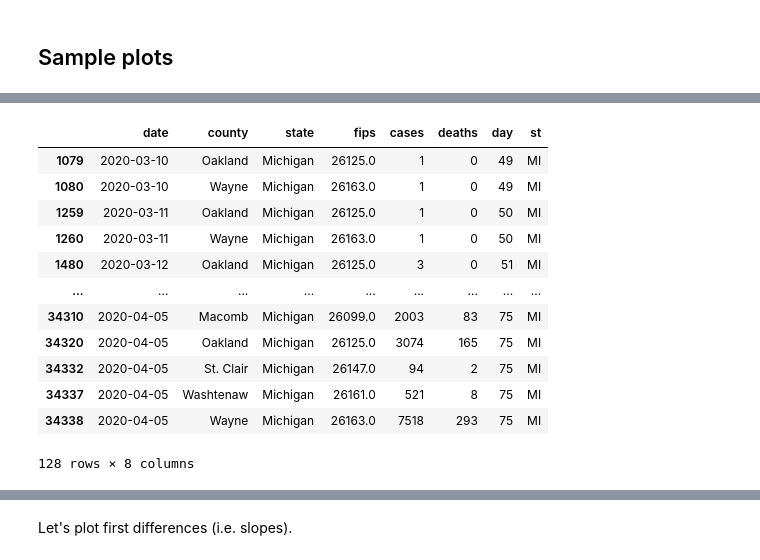
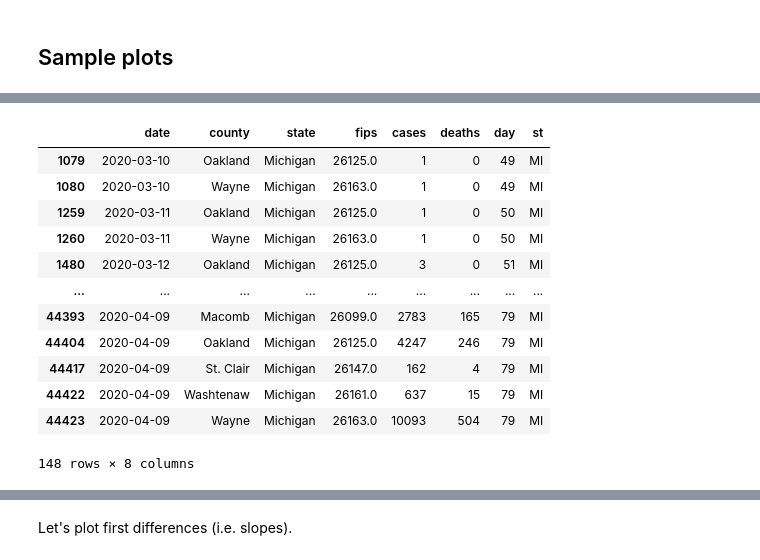
Before and after one commit to misken/c19, a Jupyter notebook: get_c19_data_nytimes.ipynb, the cells around one changed output, grey strips where cells are left out. Cells and saved outputs as stored; diff of their text form; code cells hidden in the pictures.

```diff
--- a/get_c19_data_nytimes.ipynb
+++ b/get_c19_data_nytimes.ipynb
@@ -148,21 +148,22 @@ sns.lineplot(x='day', y='cases', hue='measure',
 # %%
 se_counties = ['Oakland', 'Macomb', 'Wayne', 'Washtenaw', 'St. Clair']
 semich_df = NYT_counties_df.loc[NYT_counties_df['county'].isin(se_counties) & NYT_counties_df['st'].isin(['MI'])]
+semich_df.to_csv('semich_df.csv', index=None)
 semich_df
 # %% [output]
 |  | date | county | state | fips | cases | deaths | day | st |
 | 1079 | 2020-03-10 | Oakland | Michigan | 26125.0 | 1 | 0 | 49 | MI |
 | 1080 | 2020-03-10 | Wayne | Michigan | 26163.0 | 1 | 0 | 49 | MI |
 | 1259 | 2020-03-11 | Oakland | Michigan | 26125.0 | 1 | 0 | 50 | MI |
 | 1260 | 2020-03-11 | Wayne | Michigan | 26163.0 | 1 | 0 | 50 | MI |
 | 1480 | 2020-03-12 | Oakland | Michigan | 26125.0 | 3 | 0 | 51 | MI |
 | ... | ... | ... | ... | ... | ... | ... | ... | ... |
-| 34310 | 2020-04-05 | Macomb | Michigan | 26099.0 | 2003 | 83 | 75 | MI |
-| 34320 | 2020-04-05 | Oakland | Michigan | 26125.0 | 3074 | 165 | 75 | MI |
-| 34332 | 2020-04-05 | St. Clair | Michigan | 26147.0 | 94 | 2 | 75 | MI |
-| 34337 | 2020-04-05 | Washtenaw | Michigan | 26161.0 | 521 | 8 | 75 | MI |
-| 34338 | 2020-04-05 | Wayne | Michigan | 26163.0 | 7518 | 293 | 75 | MI |
+| 44393 | 2020-04-09 | Macomb | Michigan | 26099.0 | 2783 | 165 | 79 | MI |
+| 44404 | 2020-04-09 | Oakland | Michigan | 26125.0 | 4247 | 246 | 79 | MI |
+| 44417 | 2020-04-09 | St. Clair | Michigan | 26147.0 | 162 | 4 | 79 | MI |
+| 44422 | 2020-04-09 | Washtenaw | Michigan | 26161.0 | 637 | 15 | 79 | MI |
+| 44423 | 2020-04-09 | Wayne | Michigan | 26163.0 | 10093 | 504 | 79 | MI |
-128 rows × 8 columns
+148 rows × 8 columns
 # %%
 g = sns.FacetGrid(semich_df, col="county", sharey=False)
 g = g.map(plt.plot, "day", "cases")
```
Also changed, not shown: parts of 9 cells of this notebook, 2 other files.
